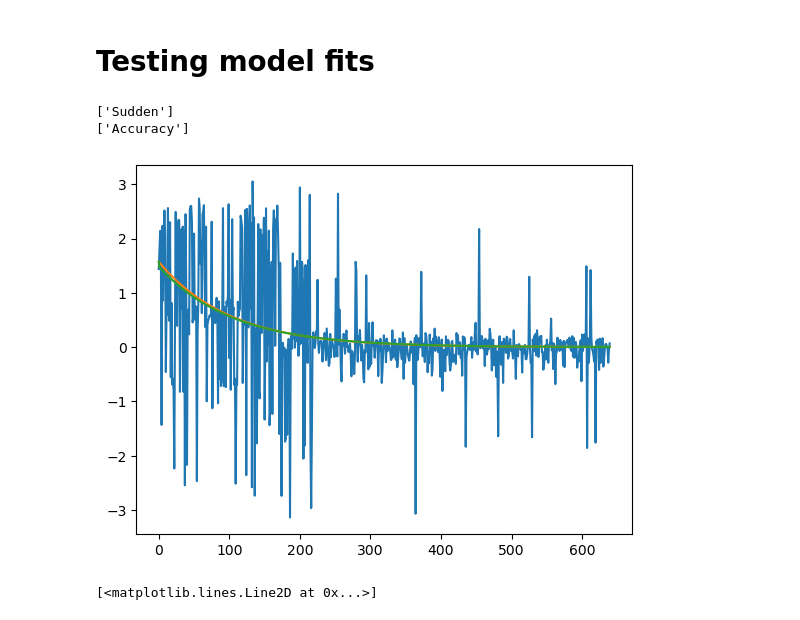
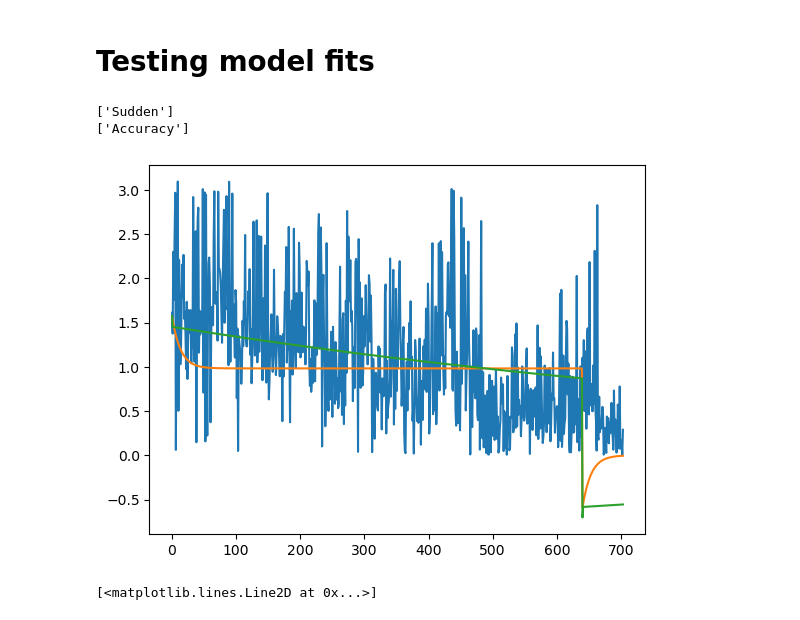
Before and after one commit to tejas-savalia/vma_behavioral, a Jupyter notebook: All experiments/experiment 1/model_comparisons.ipynb, the cells around one changed output. Cells and saved outputs as stored; diff of their text form; code cells hidden in the pictures.

Commit message:
washout signed setup

```diff
--- a/All experiments/experiment 1/model_comparisons.ipynb
+++ b/All experiments/experiment 1/model_comparisons.ipynb
@@ -103,8 +116,8 @@ plt.hist(single_fits['gof'].values - dual_fits['gof'].values)
 # %% [markdown]
 # Cross Validation Comparisons
 # %%
-single_fits = pd.read_csv('model_results/single_fit_initsignederror_results_cv.csv')
-dual_fits = pd.read_csv('model_results/dual_fit_initsignederror_results_cv.csv')
+single_fits = pd.read_csv('model_results/single_fit_initerror_washout_results_cv.csv')
+dual_fits = pd.read_csv('model_results/dual_fit_initerror_washout_results_cv.csv')
 
 single_fits.loc[single_fits['p_id']%2 == 0, 'Emphasis'] = 'Speed'
 single_fits.loc[single_fits['p_id']%2 == 1, 'Emphasis'] = 'Accuracy'
@@ -164,17 +178,17 @@ Name: Condition, dtype: int64
 # %%
 df = pd.read_csv('df_allphases_initerror.csv')
 # %%
-pid = 9
+pid = 13
 p_type = 'Sudden'
-plt.plot(df.loc[df['p_id'] == pid, 'init signed errors'].values[64:704])
-plt.plot(single_state_model(single_fits.iloc[pid]['A'], single_fits.iloc[pid]['B'], 640, p_type))
-plt.plot(dual_state_model(dual_fits.iloc[pid]['As'], dual_fits.iloc[pid]['Bs'], dual_fits.iloc[pid]['Bf'], dual_fits.iloc[pid]['Bf'], 640, p_type))
+plt.plot(df.loc[df['p_id'] == pid, 'init errors'].values[64:])
+plt.plot(single_state_model(single_fits.iloc[pid]['A'], single_fits.iloc[pid]['B'], 704, p_type))
+plt.plot(dual_state_model(dual_fits.iloc[pid]['As'], dual_fits.iloc[pid]['Bs'], dual_fits.iloc[pid]['Bf'], dual_fits.iloc[pid]['Bf'], 704, p_type))
 print(df.loc[df['p_id'] == pid, 'Rotation'].unique())
 print(df.loc[df['p_id'] == pid, 'Emphasis'].unique())
 # %% [output]
 ['Sudden']
 ['Accuracy']
-[figure, old version]
+[figure, new version]
 # %%
 plt.plot(dual_state_model(dual_fits.iloc[pid]['As'], dual_fits.iloc[pid]['Bs'], dual_fits.iloc[pid]['Bf'], dual_fits.iloc[pid]['Bf'], 704, 'Sudden'))
 # %% [output]
```
Also changed, not shown: parts of 11 cells of this notebook, 2 other files.
